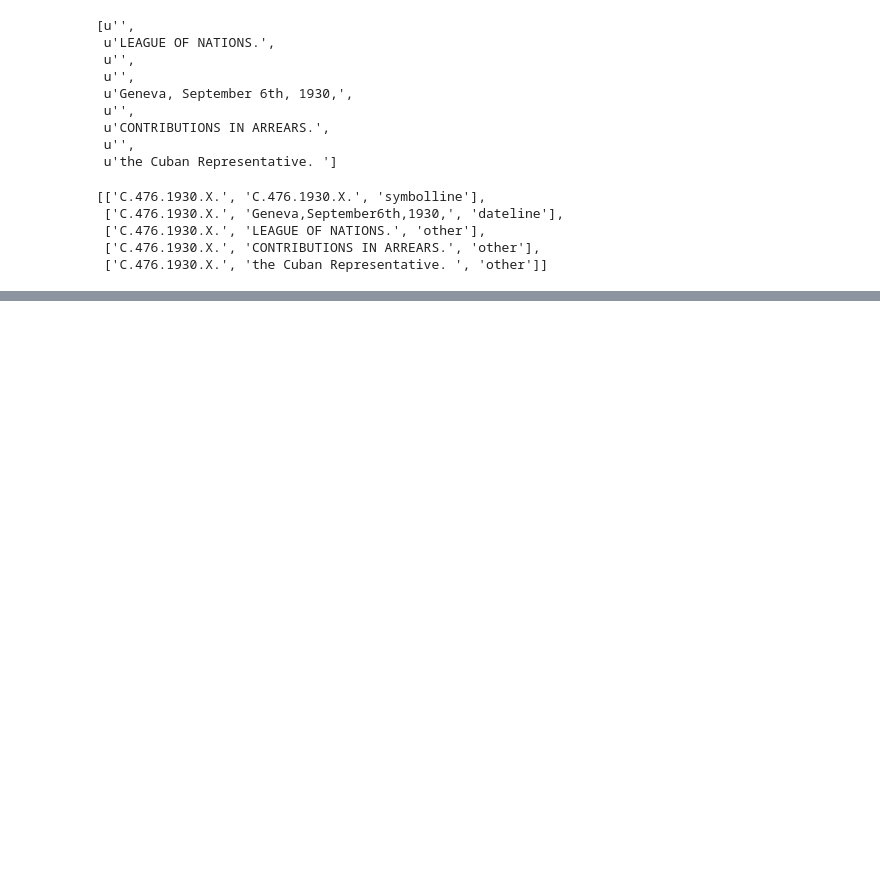
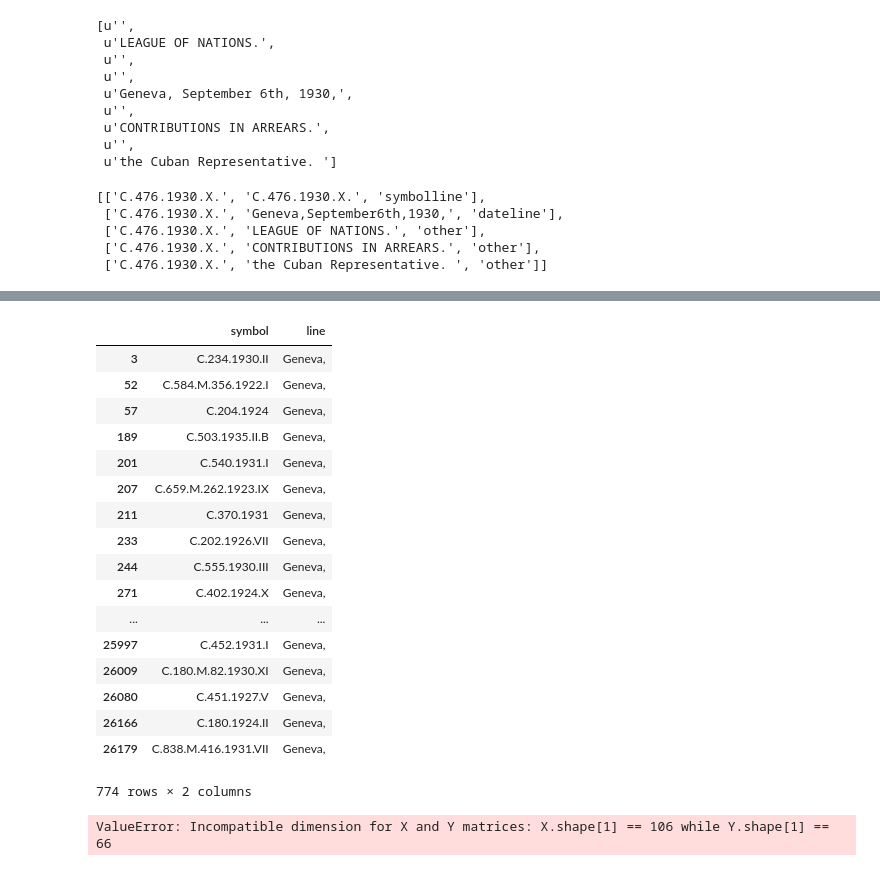
Before and after one commit to John-Keating/auto-archive, a Jupyter notebook: find_date_in_first_10_lines_2.ipynb, the cells around one changed output, grey strips where cells are left out. Cells and saved outputs as stored; diff of their text form; code cells hidden in the pictures; blank space fills up the shorter version.

```diff
--- a/find_date_in_first_10_lines_2.ipynb
+++ b/find_date_in_first_10_lines_2.ipynb
@@ -428,0 +680,19 @@ tagged_datline = pd.DataFrame(columns=['symbol','line','category'])
+# %%
+# create a dataframe with all the lines that have not been tagged
+
+def get_non_tagged_lines(doc_list):
+    '''
+    I suppose I could make this into one function that spits out one df
+    I could then take bits from it.
+    '''
+    untagged_line_list = []
+    for doc in doc_list:
+        if doc['dateline'] == []:
+            symbol = doc['symbol']
+            for line in doc['body_en']:
+                if line != '' and len(line) > 4:
+                    untagged_line_list.append([symbol,line])
+
+    return pd.DataFrame(untagged_line_list, columns=['symbol', 'line'])
+# %%
+untagged_df = get_non_tagged_lines(doc_list)
@@ -428,0 +712,23 @@ tagged_datline = pd.DataFrame(columns=['symbol','line','category'])
+# %%
+untagged_df['line'] = untagged_df['line'].apply(lambda x: unidecode(x).translate(None, whitespace))
+# %%
+untagged_df[untagged_df['line'] == 'Geneva,']
+# %% [output]
+|  | symbol | line |
+| 3 | C.234.1930.II | Geneva, |
+| 52 | C.584.M.356.1922.I | Geneva, |
+| 57 | C.204.1924 | Geneva, |
+| 189 | C.503.1935.II.B | Geneva, |
+| 201 | C.540.1931.I | Geneva, |
+| 207 | C.659.M.262.1923.IX | Geneva, |
+| 211 | C.370.1931 | Geneva, |
+| 233 | C.202.1926.VII | Geneva, |
+| 244 | C.555.1930.III | Geneva, |
+| 271 | C.402.1924.X | Geneva, |
+| ... | ... | ... |
+| 25997 | C.452.1931.I | Geneva, |
+| 26009 | C.180.M.82.1930.XI | Geneva, |
+| 26080 | C.451.1927.V | Geneva, |
+| 26166 | C.180.1924.II | Geneva, |
+| 26179 | C.838.M.416.1931.VII | Geneva, |
+774 rows × 2 columns
@@ -428,0 +737,4 @@ tagged_datline = pd.DataFrame(columns=['symbol','line','category'])
+# %%
+model.predict(untag)
+# %% [output]
+ValueError: Incompatible dimension for X and Y matrices: X.shape[1] == 106 while Y.shape[1] == 66
```
Also changed, not shown: parts of 42 cells of this notebook.
